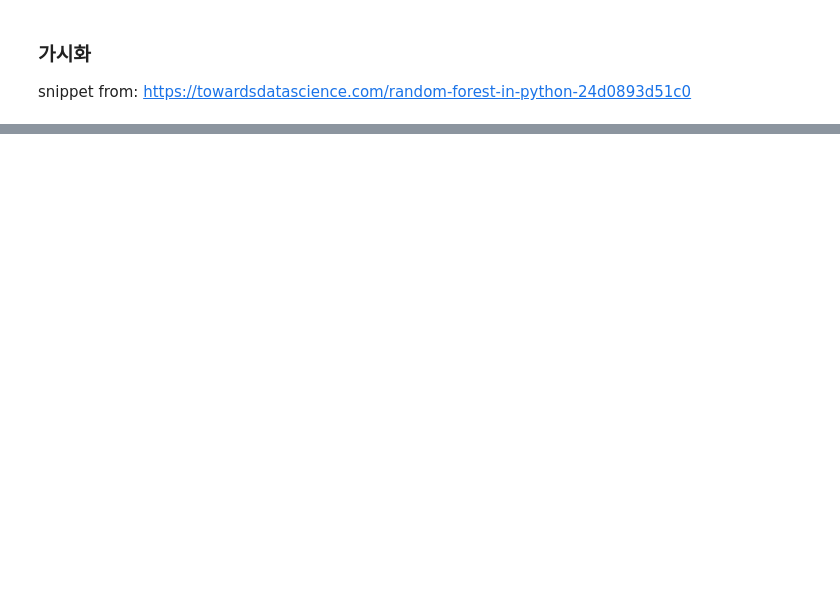
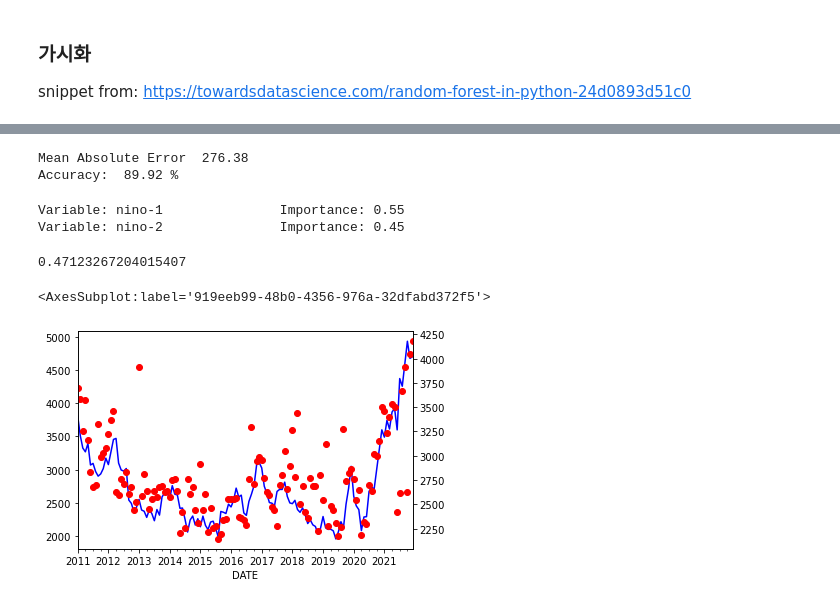
Before and after one commit to Soo-Im/PalmOil, a Jupyter notebook: ENSO-Palm_Prediction.ipynb, the cells around one changed output, grey strips where cells are left out. Cells and saved outputs as stored; diff of their text form; code cells hidden in the pictures; blank space fills up the shorter version.

```diff
--- a/ENSO-Palm_Prediction.ipynb
+++ b/ENSO-Palm_Prediction.ipynb
@@ -288,0 +305,49 @@ predictions_data = pd.DataFrame(y_pred)
+# %%
+y = data[predict_var]
+x = data.drop(columns = [predict_var])
+# %%
+x_train, x_test, y_train, y_test = train_test_split(x, y, test_size = 0.4, random_state = 0)
+
+regressor = RandomForestRegressor()
+regressor.fit(x_train, y_train)
+
+y_pred = regressor.predict(x)
+# %%
+errors = abs(y_pred - y)
+print('Mean Absolute Error ', round(np.mean(errors), 2))
+
+mape = 100 * (errors / y)
+accuracy = 100 - np.mean(mape)
+print('Accuracy: ', round(accuracy, 2), '%')
+
+# r2_score(y_test, y_pred)
+# %% [output]
+Mean Absolute Error  276.38
+Accuracy:  89.92 %
+# %%
+feature_list = list(x.columns)
+importances = list(regressor.feature_importances_)
+# List of tuples with variable and importance
+feature_importances = [(feature, round(importance, 2)) for feature, importance in zip(feature_list, importances)]
+# Sort the feature importances by most important first
+feature_importances = sorted(feature_importances, key = lambda x: x[1], reverse = True)
+# Print out the feature and importances
+[print('Variable: {:20} Importance: {}'.format(*pair)) for pair in feature_importances];
+# %% [output]
+Variable: nino-1               Importance: 0.55
+Variable: nino-2               Importance: 0.45
+# %%
+regressor.score(x, y)
+# %% [output]
+0.47123267204015407
+# %%
+result_df = pd.concat([pd.DataFrame(y), pd.DataFrame(y_pred, index=y.index.copy())], axis = 1)
+# %%
+result_df.rename(columns = {0: 'predict'}, inplace = True)
+# %%
+plt.figure()
+result_df.종가.plot(style = 'b-')
+result_df.predict.plot(secondary_y = True, style = 'ro')
+# %% [output]
+<AxesSubplot:label='919eeb99-48b0-4356-976a-32dfabd372f5'>
+[figure, added]
```
Also changed, not shown: parts of 18 cells of this notebook.
